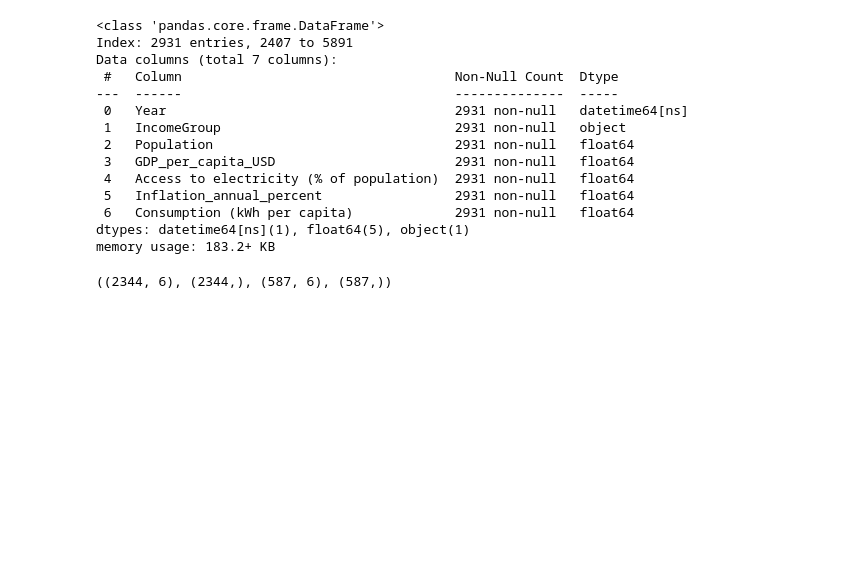
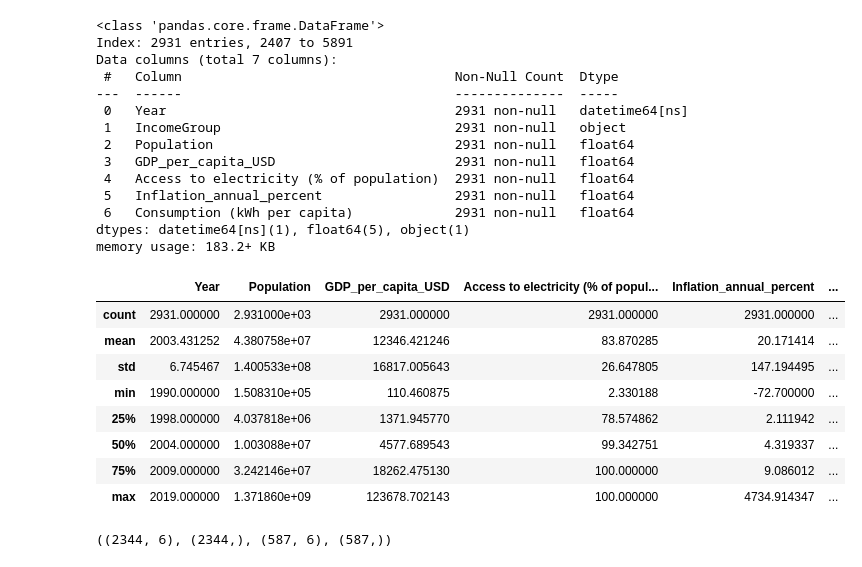
Before and after one commit to Azie88/Predicting-Future-Electricity-Consumption, a Jupyter notebook: Project_Notebook_Model.ipynb, the cells around one changed output. Cells and saved outputs as stored; diff of their text form; code cells hidden in the pictures; blank space fills up the shorter version.

```diff
--- a/Project_Notebook_Model.ipynb
+++ b/Project_Notebook_Model.ipynb
@@ -307,6 +312,18 @@ Data columns (total 7 columns):
  6   Consumption (kWh per capita)             2931 non-null   float64
 dtypes: datetime64[ns](1), float64(5), object(1)
 memory usage: 183.2+ KB
+# %%
+df.describe()
+# %% [output]
+|  | Year | Population | GDP_per_capita_USD | Access to electricity (% of popul... | Inflation_annual_percent | ... |
+| count | 2931.000000 | 2.931000e+03 | 2931.000000 | 2931.000000 | 2931.000000 | ... |
+| mean | 2003.431252 | 4.380758e+07 | 12346.421246 | 83.870285 | 20.171414 | ... |
+| std | 6.745467 | 1.400533e+08 | 16817.005643 | 26.647805 | 147.194495 | ... |
+| min | 1990.000000 | 1.508310e+05 | 110.460875 | 2.330188 | -72.700000 | ... |
+| 25% | 1998.000000 | 4.037818e+06 | 1371.945770 | 78.574862 | 2.111942 | ... |
+| 50% | 2004.000000 | 1.003088e+07 | 4577.689543 | 99.342751 | 4.319337 | ... |
+| 75% | 2009.000000 | 3.242146e+07 | 18262.475130 | 100.000000 | 9.086012 | ... |
+| max | 2019.000000 | 1.371860e+09 | 123678.702143 | 100.000000 | 4734.914347 | ... |
 # %%
 # Convert the 'Year' column to integer
 df['Year'] = df['Year'].dt.year.astype(int)
```
Also changed, not shown: parts of 2 cells of this notebook, 1 other file.
